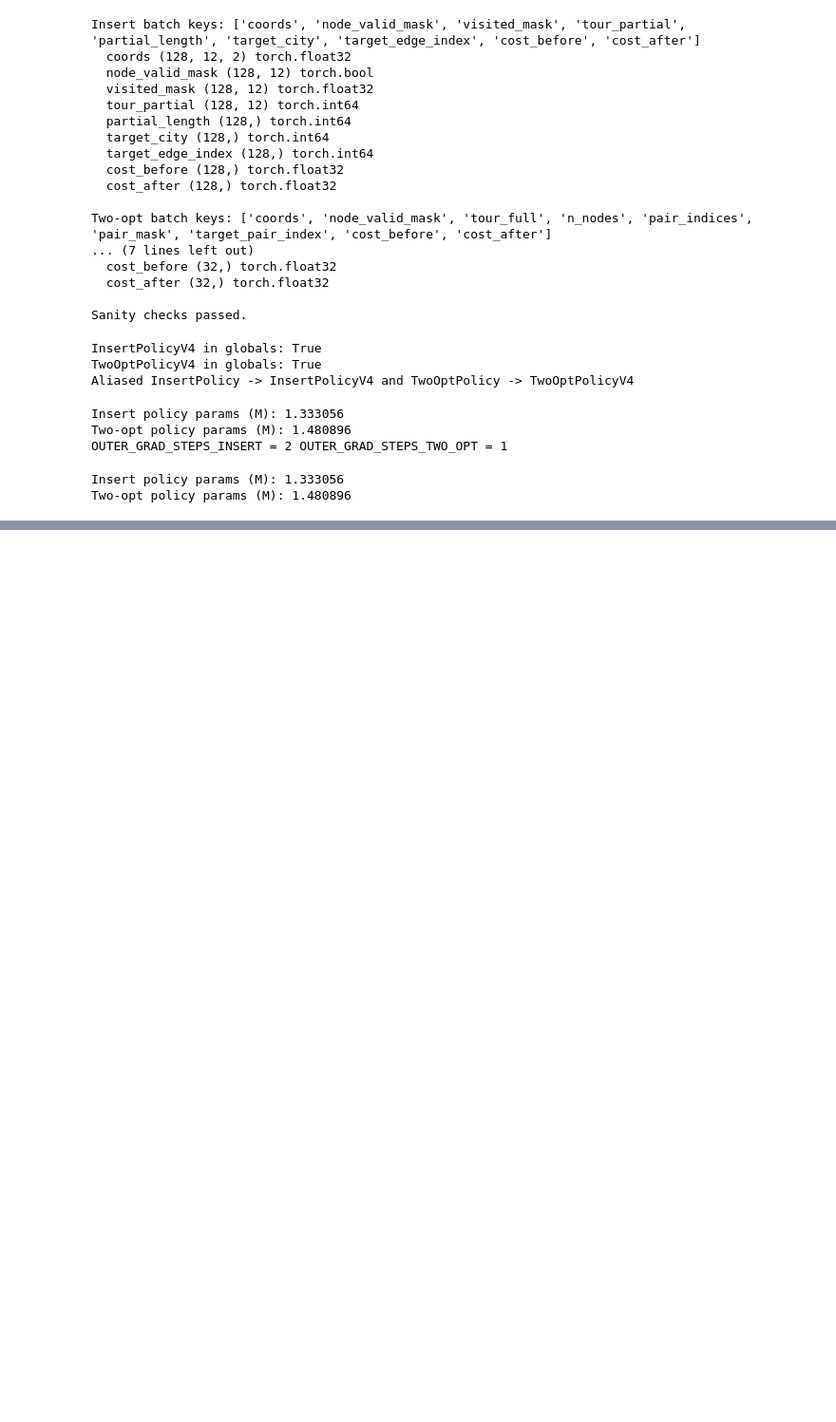
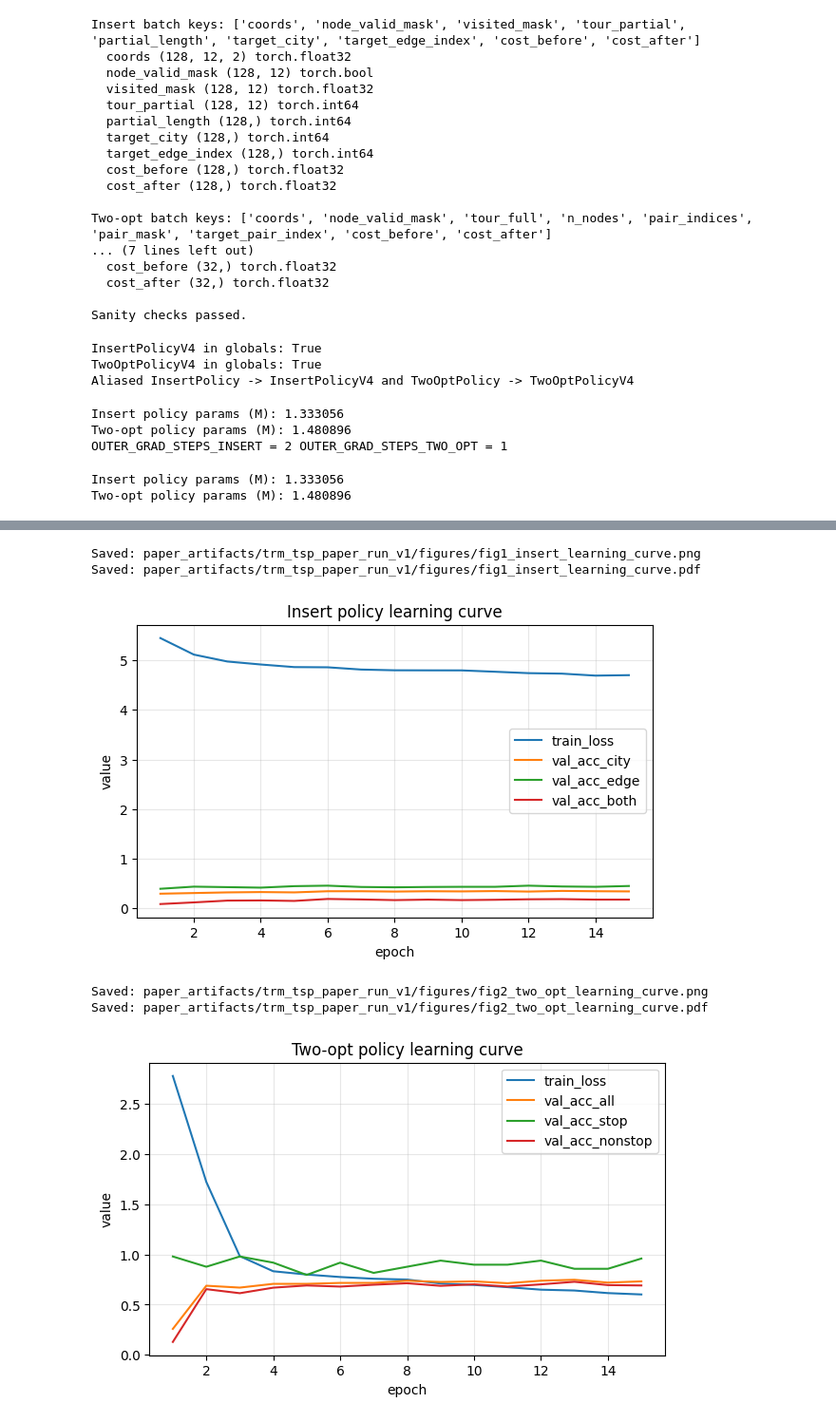
Before and after one commit to mantzaris/ExploreTinyRM, a Jupyter notebook: Alex/TSP_HARD.ipynb, the cells around one changed output, grey strips where cells are left out. Shown: that part at 95% size. Saved outputs shown, nothing was run; the diff lists cells and outputs as text; code cells hidden in the pictures; blank space fills up the shorter version.

```diff
--- a/Alex/TSP_HARD.ipynb
+++ b/Alex/TSP_HARD.ipynb
@@ -3464,14 +1479,0 @@ def verify_two_opt_is_best(example):
-# %%
-from tsp_data_gen import pairwise_euclidean  # make sure this import works
-
-DATA_PATH = "data/tsp_train_small.jsonl"  # adjust if needed
-
-# Load a few lines
-with open(DATA_PATH, "r") as f:
-    rows = [json.loads(line) for _, line in zip(range(5000), f)]
-
-insert_ex = next(ex for ex in rows if ex["mode"] == "insert")
-twoopt_ex = next(ex for ex in rows if ex["mode"] == "two_opt" and not ex["action"].get("stop", False))
-
-print("Insert example cheapest? ", verify_insert_is_cheapest(insert_ex))
-print("Two-opt example best?    ", verify_two_opt_is_best(twoopt_ex))
@@ -3610,4 +1479,0 @@ No failures found in the loaded rows.
-# %%
-
-DATA_PATH = "data/tsp_train_small.jsonl"
-BATCH_SIZE = 64
@@ -4397,0 +1972,45 @@ Train two_opt: 1516 Val two_opt: 368
+# %%
+import matplotlib.pyplot as plt
+
+def save_figure_both_png_and_pdf(figure_path_without_suffix: Path) -> None:
+    png_path = figure_path_without_suffix.with_suffix(".png")
+    pdf_path = figure_path_without_suffix.with_suffix(".pdf")
+    plt.savefig(png_path, dpi=300, bbox_inches="tight")
+    plt.savefig(pdf_path, bbox_inches="tight")
+    print("Saved:", png_path)
+    print("Saved:", pdf_path)
+
+# Figure 1: Insert learning curve
+plt.figure(figsize=(7, 4))
+plt.plot(insert_history_table["epoch"], insert_history_table["train_loss"], label="train_loss")
+plt.plot(insert_history_table["epoch"], insert_history_table["val_acc_city"], label="val_acc_city")
+plt.plot(insert_history_table["epoch"], insert_history_table["val_acc_edge"], label="val_acc_edge")
+plt.plot(insert_history_table["epoch"], insert_history_table["val_acc_both"], label="val_acc_both")
+plt.xlabel("epoch")
+plt.ylabel("value")
+plt.title("Insert policy learning curve")
+plt.grid(True, alpha=0.3)
+plt.legend()
+save_figure_both_png_and_pdf(FIGURES_DIR / "fig1_insert_learning_curve")
+plt.show()
+
+# Figure 2: Two-opt learning curve
+plt.figure(figsize=(7, 4))
+plt.plot(two_opt_history_table["epoch"], two_opt_history_table["train_loss"], label="train_loss")
+plt.plot(two_opt_history_table["epoch"], two_opt_history_table["val_acc_all"], label="val_acc_all")
+plt.plot(two_opt_history_table["epoch"], two_opt_history_table["val_acc_stop"], label="val_acc_stop")
+plt.plot(two_opt_history_table["epoch"], two_opt_history_table["val_acc_nonstop"], label="val_acc_nonstop")
+plt.xlabel("epoch")
+plt.ylabel("value")
+plt.title("Two-opt policy learning curve")
+plt.grid(True, alpha=0.3)
+plt.legend()
+save_figure_both_png_and_pdf(FIGURES_DIR / "fig2_two_opt_learning_curve")
+plt.show()
+# %% [output]
+Saved: paper_artifacts/trm_tsp_paper_run_v1/figures/fig1_insert_learning_curve.png
+Saved: paper_artifacts/trm_tsp_paper_run_v1/figures/fig1_insert_learning_curve.pdf
+[figure, added]
+Saved: paper_artifacts/trm_tsp_paper_run_v1/figures/fig2_two_opt_learning_curve.png
+Saved: paper_artifacts/trm_tsp_paper_run_v1/figures/fig2_two_opt_learning_curve.pdf
+[figure, added]
```
Also changed, not shown: parts of 81 cells of this notebook, 21 other files.
